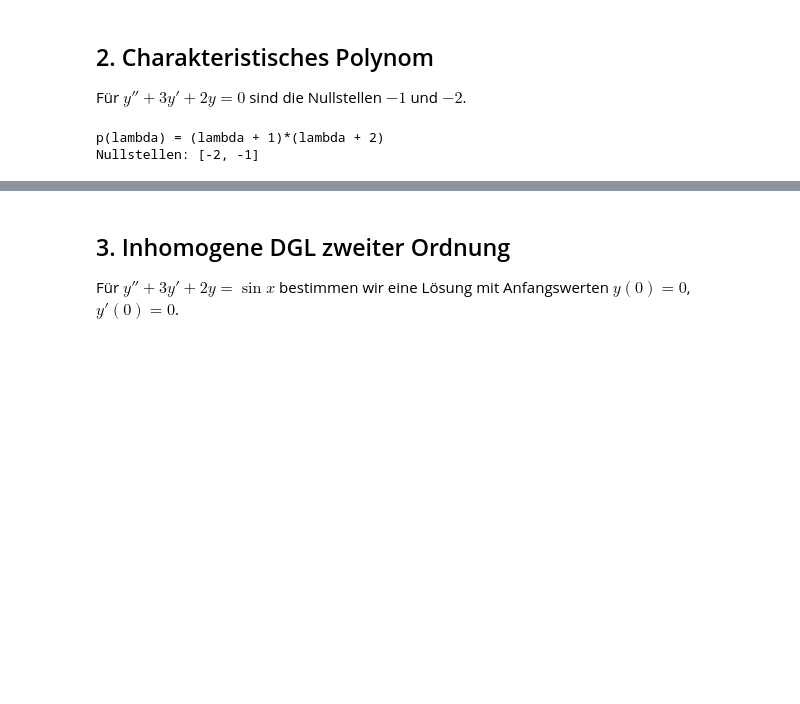
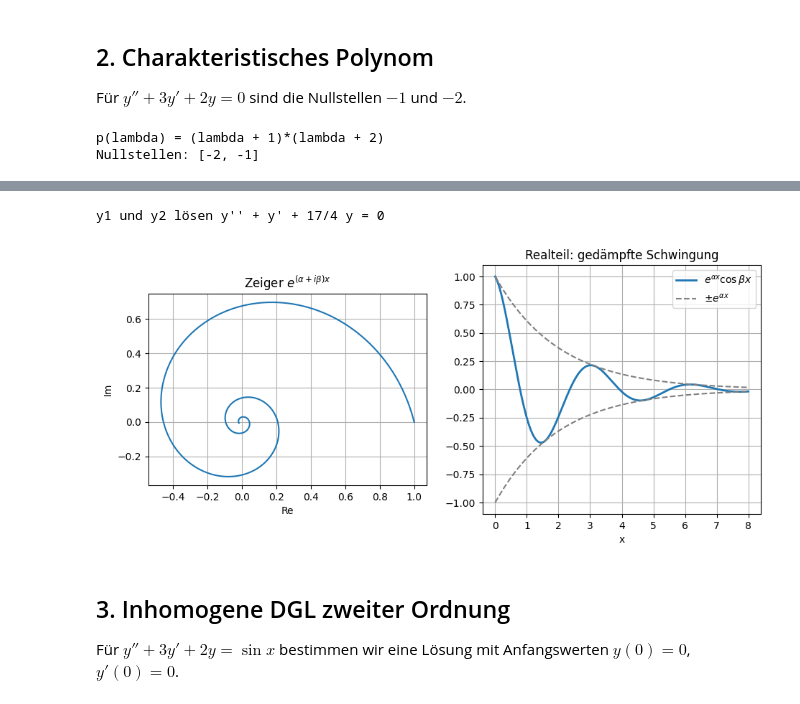
Before and after one commit to karkessler/dhbw-mathe3, a Jupyter notebook: notebooks/differentialgleichungen/02_lineare_dgl_resonanz_euler.ipynb, the cells around one changed output, grey strips where cells are left out. Saved outputs shown, nothing was run; the diff lists cells and outputs as text; code cells hidden in the pictures; blank space fills up the shorter version.

```diff
--- a/notebooks/differentialgleichungen/02_lineare_dgl_resonanz_euler.ipynb
+++ b/notebooks/differentialgleichungen/02_lineare_dgl_resonanz_euler.ipynb
@@ -46,3 +95,24 @@ Nullstellen: [-2, -1]
+# %%
+al, be = sp.Rational(-1, 2), 2
+y1 = sp.exp(al*x)*sp.cos(be*x)
+y2 = sp.exp(al*x)*sp.sin(be*x)
+for yk in (y1, y2):
+    assert sp.simplify(sp.diff(yk, x, 2) + sp.diff(yk, x) + sp.Rational(17, 4)*yk) == 0
+print("y1 und y2 lösen y'' + y' + 17/4 y = 0")
+
+xs = np.linspace(0, 8, 800)
+z = np.exp((float(al) + 1j*be)*xs)
+fig, (ax1, ax2) = plt.subplots(1, 2, figsize=(11, 4.5))
+ax1.plot(z.real, z.imag); ax1.set_aspect('equal')
+ax1.set_xlabel('Re'); ax1.set_ylabel('Im'); ax1.set_title(r'Zeiger $e^{(\alpha+i\beta)x}$')
+ax2.plot(xs, z.real, linewidth=2, label=r'$e^{\alpha x}\cos\beta x$')
+ax2.plot(xs, np.exp(float(al)*xs), '--', color='gray', label=r'$\pm e^{\alpha x}$')
+ax2.plot(xs, -np.exp(float(al)*xs), '--', color='gray')
+ax2.set_xlabel('x'); ax2.legend(); ax2.set_title('Realteil: gedämpfte Schwingung')
+plt.show()
+# %% [output]
+y1 und y2 lösen y'' + y' + 17/4 y = 0
+[figure, added]
 # %% [markdown]
 ## 3. Inhomogene DGL zweiter Ordnung
 
```
Also changed, not shown: parts of 20 cells of this notebook, 3 other files.
